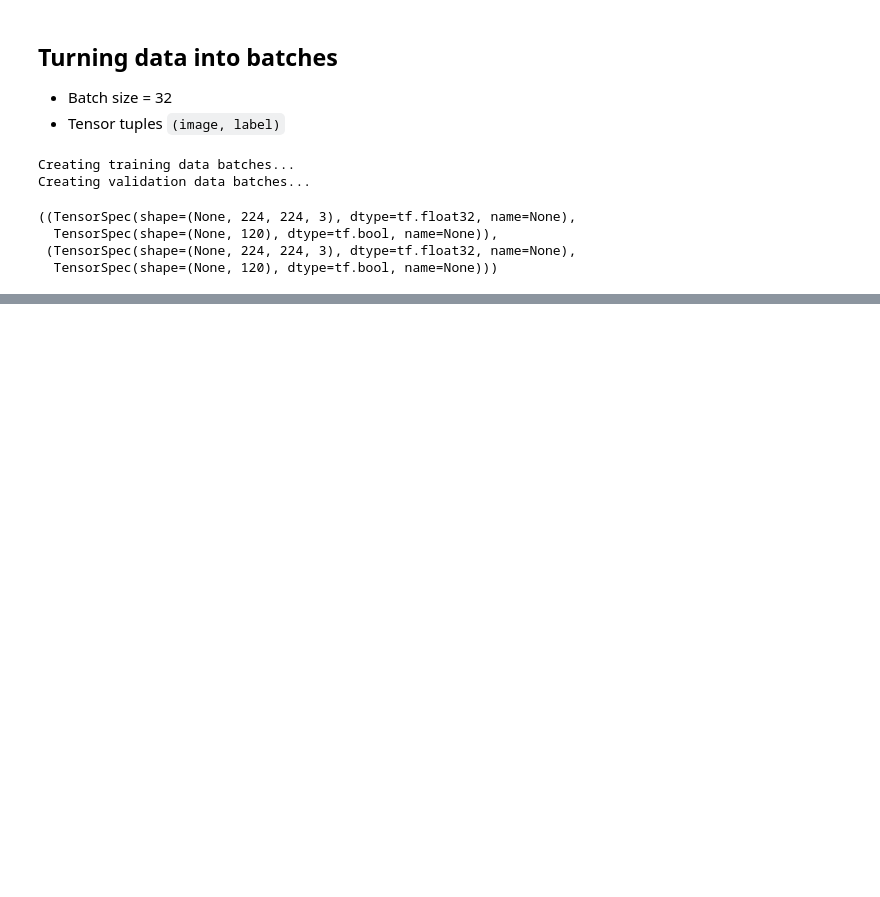
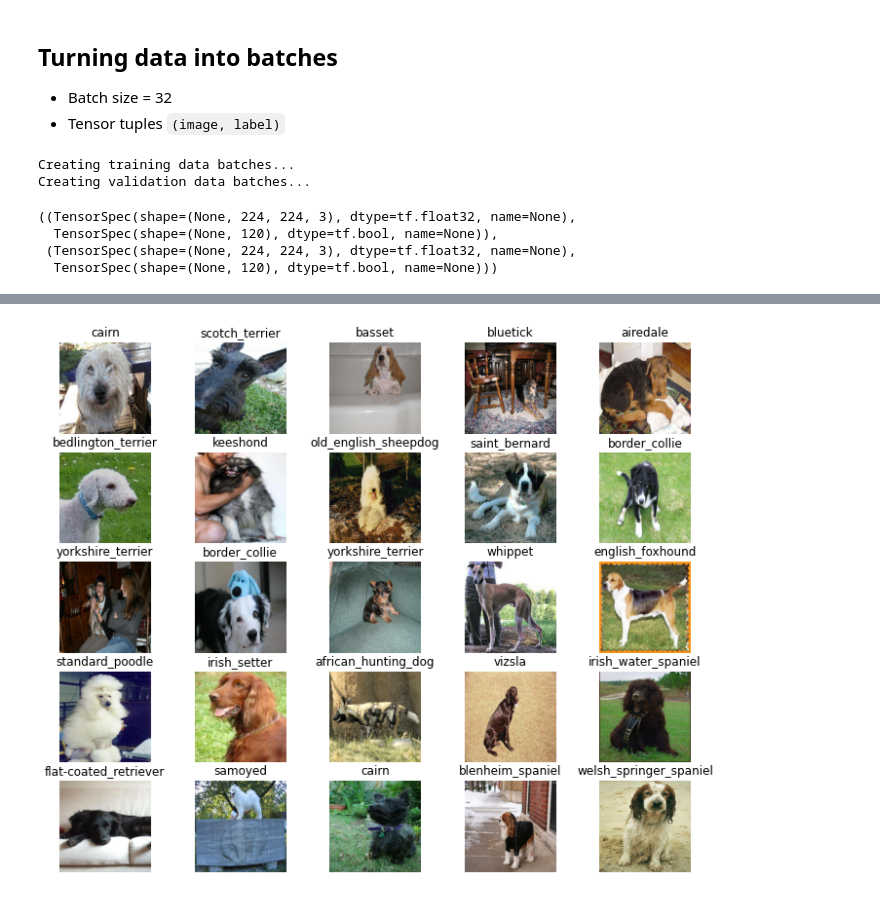
Before and after one commit to dianamelinte23/dog-breed-identification, a Jupyter notebook: dog_breed_identification.ipynb, the cells around one changed output, grey strips where cells are left out. Drawn from its saved outputs; the diff is of its cells as text; code cells hidden in the pictures; blank space fills up the shorter version.

```diff
--- a/dog_breed_identification.ipynb
+++ b/dog_breed_identification.ipynb
@@ -353,0 +379,6 @@ train_data.element_spec, val_data.element_spec
+# %%
+# Validation set doesn't shuffle
+val_images, val_labels = next(val_data.as_numpy_iterator())
+show_25_labels(val_images, val_labels)
+# %% [output]
+[figure, added]
```
Also changed, not shown: parts of 5 cells of this notebook.
